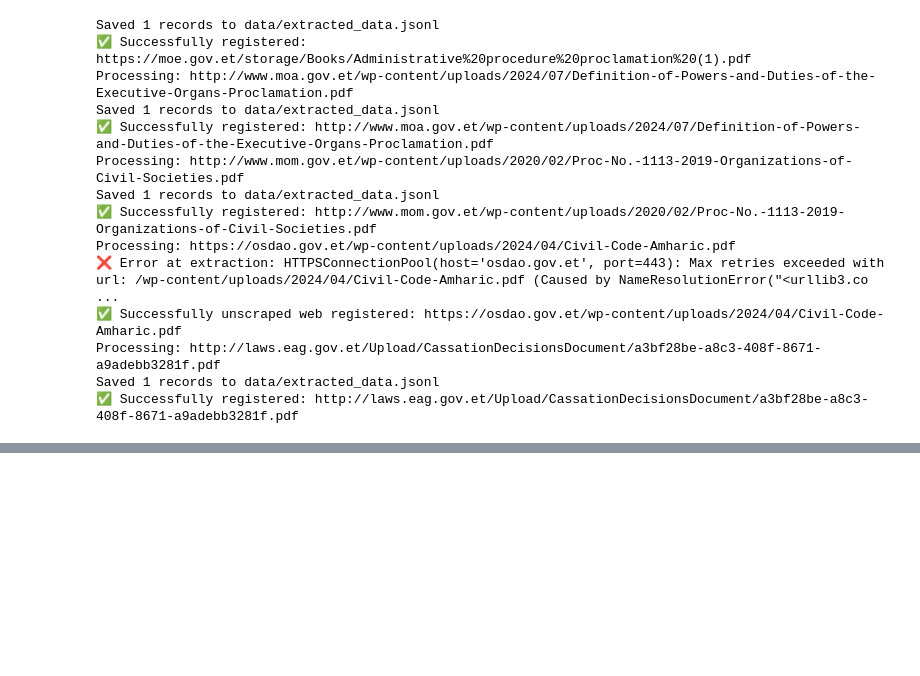
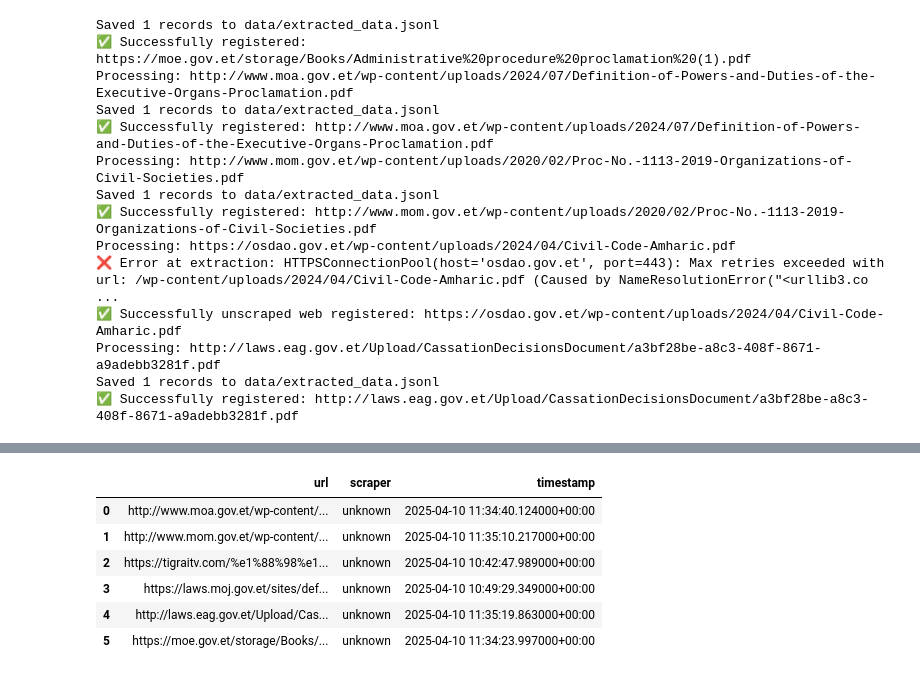
Before and after one commit to YonaniCodes/Scrapify, a Jupyter notebook: notebooks/scrapify_demo.ipynb, the cells around one changed output, grey strips where cells are left out. Drawn from its saved outputs; the diff is of its cells as text; code cells hidden in the pictures; blank space fills up the shorter version.

```diff
--- a/notebooks/scrapify_demo.ipynb
+++ b/notebooks/scrapify_demo.ipynb
@@ -152,3 +152,5 @@ Processing: https://osdao.gov.et/wp-content/uploads/2024/04/Civil-Code-Amharic.p
 Processing: http://laws.eag.gov.et/Upload/CassationDecisionsDocument/a3bf28be-a8c3-408f-8671-a9adebb3281f.pdf
 Saved 1 records to data/extracted_data.jsonl
 ✅ Successfully registered: http://laws.eag.gov.et/Upload/CassationDecisionsDocument/a3bf28be-a8c3-408f-8671-a9adebb3281f.pdf
+# %%
+scraped, unscraped=get_report()
@@ -154,0 +177,13 @@ Saved 1 records to data/extracted_data.jsonl
+# %%
+import pandas as pd
+scraped_data= pd.DataFrame(scraped)
+# %%
+scraped_data
+# %% [output]
+|  | url | scraper | timestamp |
+| 0 | http://www.moa.gov.et/wp-content/... | unknown | 2025-04-10 11:34:40.124000+00:00 |
+| 1 | http://www.mom.gov.et/wp-content/... | unknown | 2025-04-10 11:35:10.217000+00:00 |
+| 2 | https://tigraitv.com/%e1%88%98%e1... | unknown | 2025-04-10 10:42:47.989000+00:00 |
+| 3 | https://laws.moj.gov.et/sites/def... | unknown | 2025-04-10 10:49:29.349000+00:00 |
+| 4 | http://laws.eag.gov.et/Upload/Cas... | unknown | 2025-04-10 11:35:19.863000+00:00 |
+| 5 | https://moe.gov.et/storage/Books/... | unknown | 2025-04-10 11:34:23.997000+00:00 |
```
Also changed, not shown: parts of 3 cells of this notebook.
